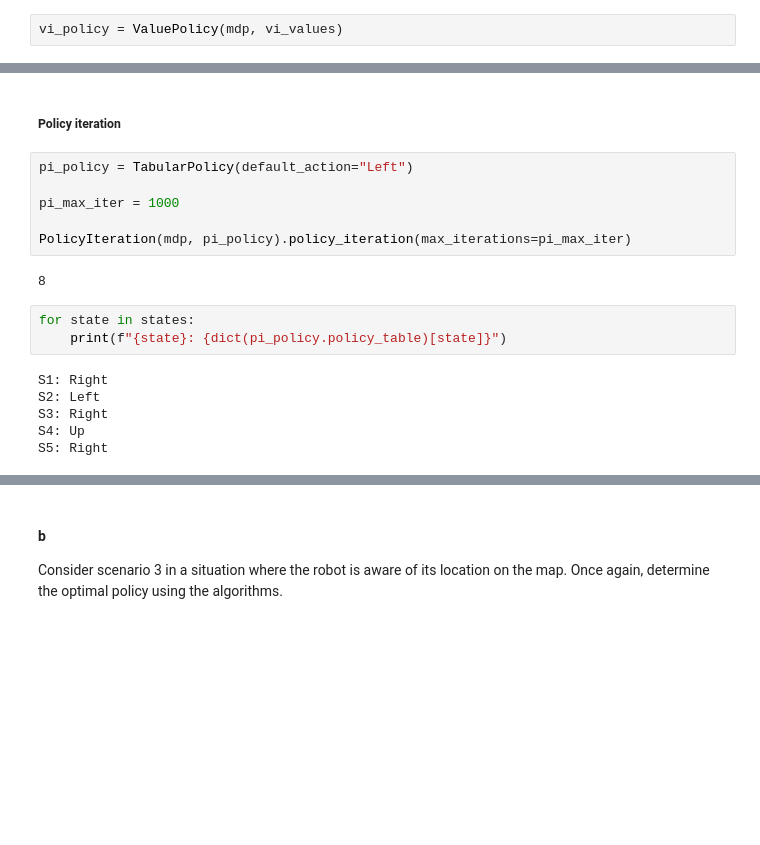
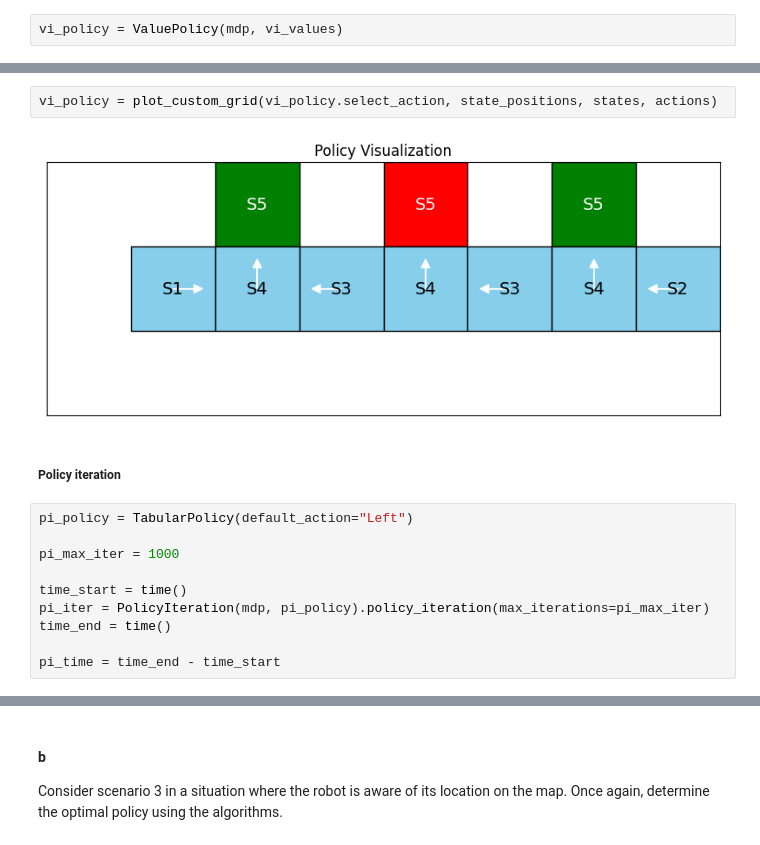
Before and after one commit to maj2idfar/Interactive-Learning-Course-Projects, a Jupyter notebook: 2_MDP_and_Dynamic_Programming/2_MDP_and_Dynamic_Programming.ipynb, the cells around one changed output, grey strips where cells are left out. Cells and saved outputs as stored; diff of their text form; blank space fills up the shorter version.

```diff
--- a/2_MDP_and_Dynamic_Programming/2_MDP_and_Dynamic_Programming.ipynb
+++ b/2_MDP_and_Dynamic_Programming/2_MDP_and_Dynamic_Programming.ipynb
@@ -549,3 +609,7 @@ S5: Right
+# %%
+vi_policy = plot_custom_grid(vi_policy.select_action, state_positions, states, actions)
+# %% [output]
+[figure, added]
 # %% [markdown]
 ##### Policy iteration
 # %%
@@ -553,15 +617,8 @@ pi_policy = TabularPolicy(default_action="Left")
 
 pi_max_iter = 1000
 
-PolicyIteration(mdp, pi_policy).policy_iteration(max_iterations=pi_max_iter)
+time_start = time()
+pi_iter = PolicyIteration(mdp, pi_policy).policy_iteration(max_iterations=pi_max_iter)
+time_end = time()
+
+pi_time = time_end - time_start
-# %% [output]
-8
-# %%
-for state in states:
-    print(f"{state}: {dict(pi_policy.policy_table)[state]}")
-# %% [output]
-S1: Right
-S2: Left
-S3: Right
-S4: Up
-S5: Right
```
Also changed, not shown: parts of 49 cells of this notebook.
